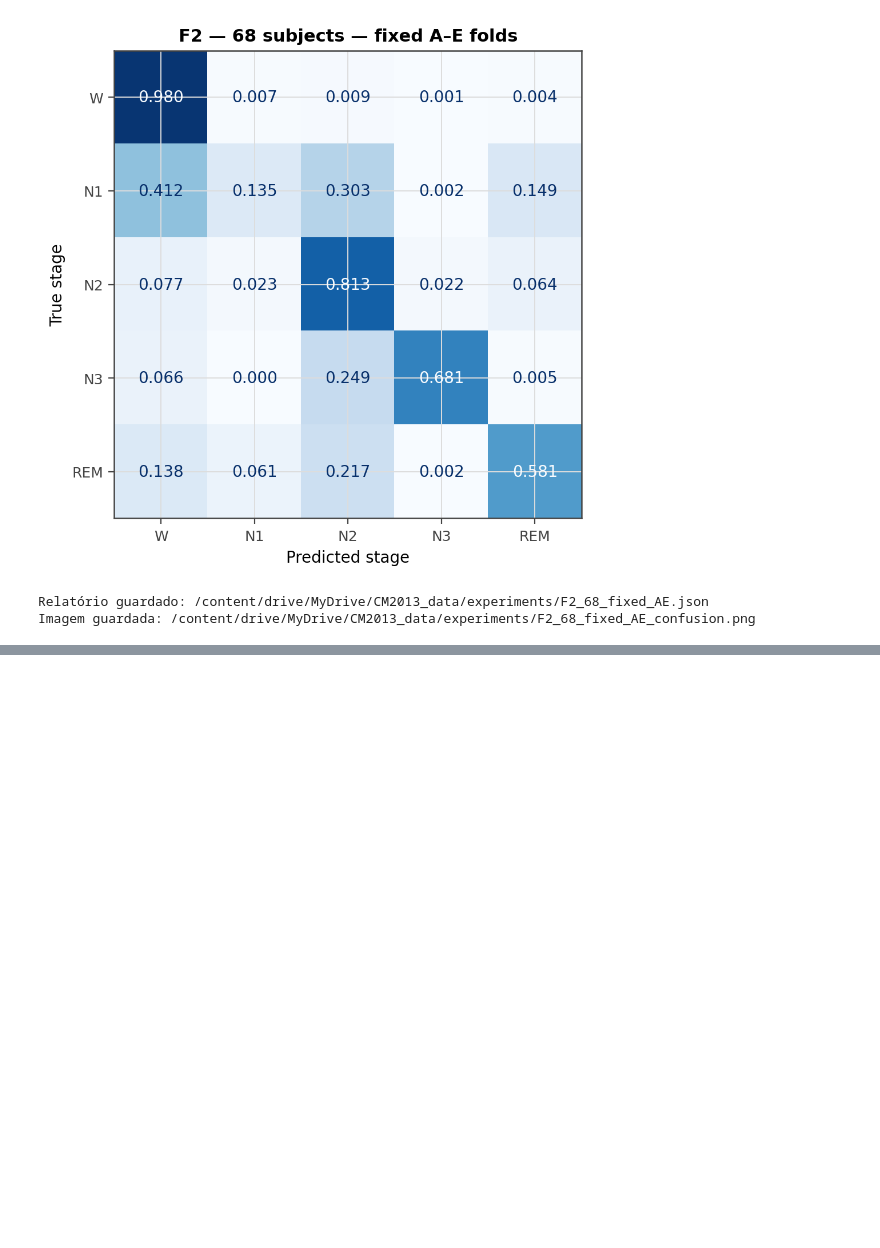
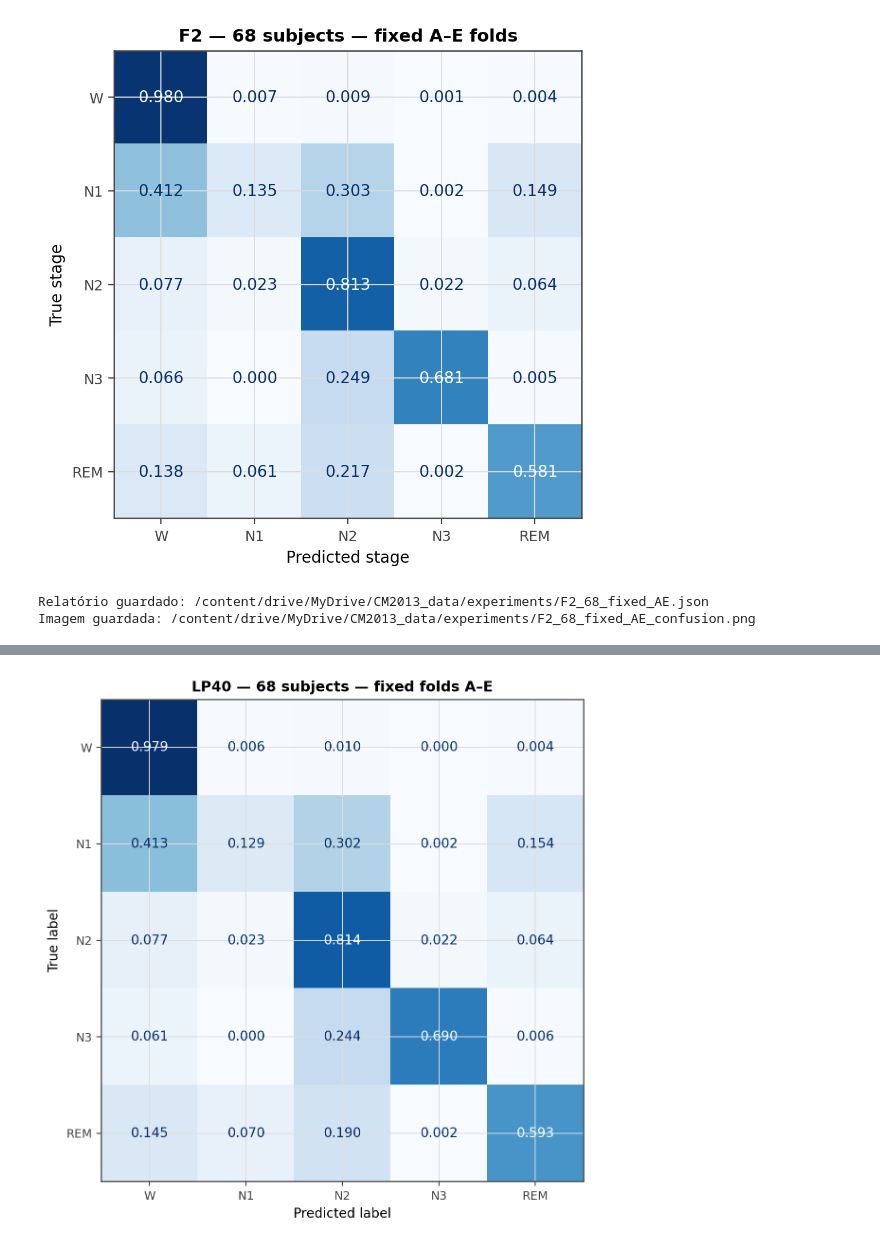
Before and after one commit to hel-fortuny/CM2013_SleepEDF_GroupT1, a Jupyter notebook: capstone_viggy.ipynb, the cells around one changed output, grey strips where cells are left out. Saved outputs shown, nothing was run; the diff lists cells and outputs as text; code cells hidden in the pictures; blank space fills up the shorter version.

```diff
--- a/capstone_viggy.ipynb
+++ b/capstone_viggy.ipynb
@@ -2700,0 +3619,98 @@ Imagem guardada: /content/drive/MyDrive/CM2013_data/experiments/F2_68_fixed_AE_c
+# %%
+from sklearn.metrics import ConfusionMatrixDisplay
+
+EXPERIMENTS_DIR.mkdir(parents=True, exist_ok=True)
+
+# Matriz de confusão: cada linha soma 100%.
+fig_lp40_68, ax = plt.subplots(figsize=(7, 6))
+
+ConfusionMatrixDisplay.from_predictions(
+    y_b0_68,
+    previsoes_lp40_68,
+    labels=["W", "N1", "N2", "N3", "REM"],
+    normalize="true",
+    values_format=".3f",
+    cmap="Blues",
+    colorbar=False,
+    ax=ax,
+)
+
+ax.set_title("LP40 — 68 subjects — fixed folds A–E")
+fig_lp40_68.tight_layout()
+
+destino_imagem = (
+    EXPERIMENTS_DIR / "LP40_68_fixed_AE_confusion.png"
+)
+fig_lp40_68.savefig(
+    destino_imagem, dpi=200, bbox_inches="tight"
+)
+plt.show()
+
+# Recuperar a configuração comum aos cinco folds.
+campos_especificos_fold = {
+    "fold", "training_subjects", "test_subjects",
+    "test_indices", "fit_seconds", "predict_seconds", "report",
+}
+
+metadados_lp40 = {
+    chave: valor
+    for chave, valor in resultados_lp40_68["A"].items()
+    if chave not in campos_especificos_fold
+}
+
+metricas = [
+    "cohens_kappa", "macro_f1",
+    "accuracy", "balanced_accuracy",
+]
+
+exportacao_lp40 = {
+    **metadados_lp40,
+    "split_unit": "subject",
+    "cv_method": "five fixed folds A–E",
+    "n_subjects": len(set(groups_b0_68)),
+    "n_epochs": len(y_b0_68),
+    "cv_mean_sd_across_folds": {
+        metrica: {
+            "mean": float(tabela_lp40_68[metrica].mean()),
+            "sd": float(tabela_lp40_68[metrica].std(ddof=1)),
+        }
+        for metrica in metricas
+    },
+    "sd_ddof": 1,
+    "total_fit_seconds": sum(
+        resultado["fit_seconds"]
+        for resultado in resultados_lp40_68.values()
+    ),
+    "fold_metrics": (
+        tabela_lp40_68.reset_index().to_dict(orient="records")
+    ),
+    "report": relatorio_lp40_68,
+    "kappa_comparison_vs_F2_by_subject": (
+        comparacao_participantes_f2_lp40_68
+        .reset_index()
+        .to_dict(orient="records")
+    ),
+    "working_decision": (
+        "Keep F2 as reference. LP40 produced mixed results, "
+        "with a small overall gain and lower N1 performance."
+    ),
+}
+
+destino_json = EXPERIMENTS_DIR / "LP40_68_fixed_AE.json"
+temporario = destino_json.with_suffix(".tmp")
+
+temporario.write_text(
+    json.dumps(
+        exportacao_lp40,
+        default=converter_numpy,
+        indent=2,
+        ensure_ascii=False,
+    ),
+    encoding="utf-8",
+)
+temporario.replace(destino_json)
+
+print("Relatório guardado:", destino_json)
+print("Imagem guardada:", destino_imagem)
+# %% [output]
+[figure, added]
```
Also changed, not shown: parts of 11 cells of this notebook, 1 other file.
